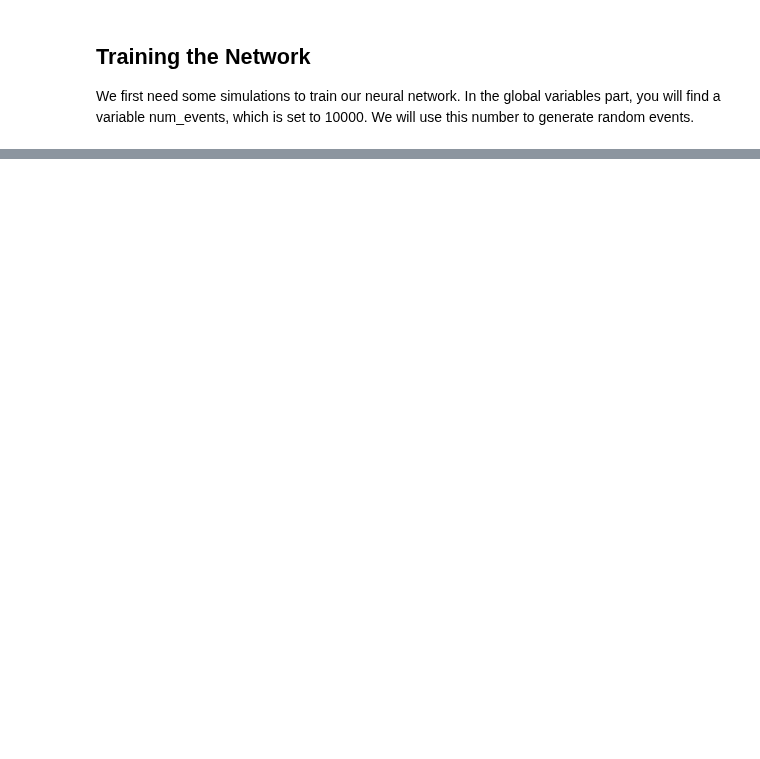
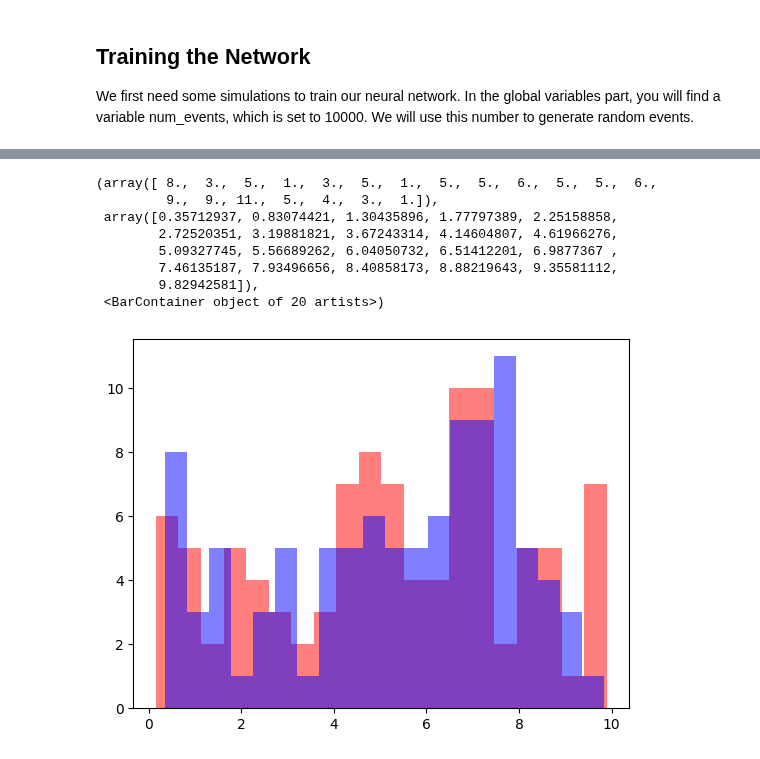
Before and after one commit to tdorigo/SWGOLO, a Jupyter notebook: SWGO5.ipynb, the cells around one changed output, grey strips where cells are left out. Drawn from its saved outputs; the diff is of its cells as text; code cells hidden in the pictures; blank space fills up the shorter version.

```diff
--- a/SWGO5.ipynb
+++ b/SWGO5.ipynb
@@ -734,18 +759,0 @@ Real X, Y, E, Th, Phi: tensor([-0.2348, -0.8253,  0.8457,  0.9013,  2.1853])
-# %%
-N, T, x0, y0, E, th, ph = GenerateShowers()
-X = torch.tensor(np.column_stack((x, y, N, T)), dtype = torch.float32)
-
-scale = X.reshape(-1, X.shape[-1]).numpy()
-
-scaler = StandardScaler()
-scaled = scaler.fit_transform(scale)
-
-# Reshape back to original shape
-X = torch.tensor(scaled).reshape(X.shape)
-
-output = model(X)
-
-real = torch.tensor([x0 / 1000, y0 / 1000, E, th, ph], dtype = torch.float32)
-
-print("Predicted X, Y, E, Th, Phi:", output)
-print("Real X, Y, E, Th, Phi:", real)
@@ -755,0 +760,23 @@ Real X, Y, E, Th, Phi: tensor([-0.4854, -0.5127,  5.2377,  0.3762, -3.1405])
+# %%
+E_r = []
+E_p = []
+
+for i in range(100):
+    N, T, x0, y0, E, th, ph = GenerateShowers()
+    X = torch.tensor(np.column_stack((x, y, N, T)), dtype = torch.float32)
+    X = X.view(1, -1)
+
+    model.eval()
+
+    with torch.no_grad():
+        output = model(X)
+
+    E_pred = output[0, 2]
+    theta_pred = output[0, 3]
+    phi_pred = output[0, 4]
+    E_pred, theta_pred, phi_pred = DenormalizeLabels(E_pred, theta_pred, phi_pred)
+    E_p.append(E_pred)
+    E_r.append(E.item())
+
+    if (i + 1) % 10 == 0:
+        print(f"Predicted: {E_pred:.1f}, Real: {E.item():.1f}")
@@ -755,0 +794,13 @@ Real X, Y, E, Th, Phi: tensor([-0.4854, -0.5127,  5.2377,  0.3762, -3.1405])
+# %%
+plt.hist(E_r, bins = 20, alpha = .5, color = "red")
+plt.hist(E_p, bins = 20, alpha = .5, color = "blue")
+# %% [output]
+(array([ 8.,  3.,  5.,  1.,  3.,  5.,  1.,  5.,  5.,  6.,  5.,  5.,  6.,
+         9.,  9., 11.,  5.,  4.,  3.,  1.]),
+ array([0.35712937, 0.83074421, 1.30435896, 1.77797389, 2.25158858,
+        2.72520351, 3.19881821, 3.67243314, 4.14604807, 4.61966276,
+        5.09327745, 5.56689262, 6.04050732, 6.51412201, 6.9877367 ,
+        7.46135187, 7.93496656, 8.40858173, 8.88219643, 9.35581112,
+        9.82942581]),
+ <BarContainer object of 20 artists>)
+[figure, added]
```
Also changed, not shown: parts of 13 cells of this notebook, 2 other files.
